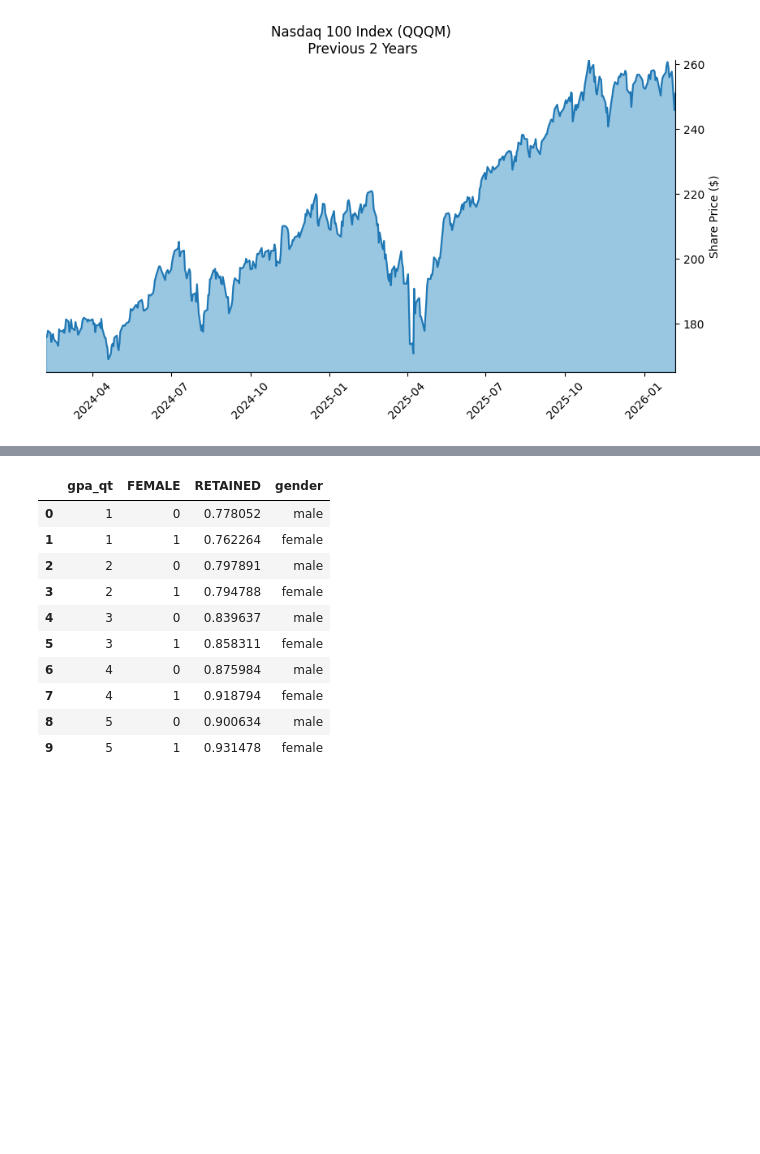
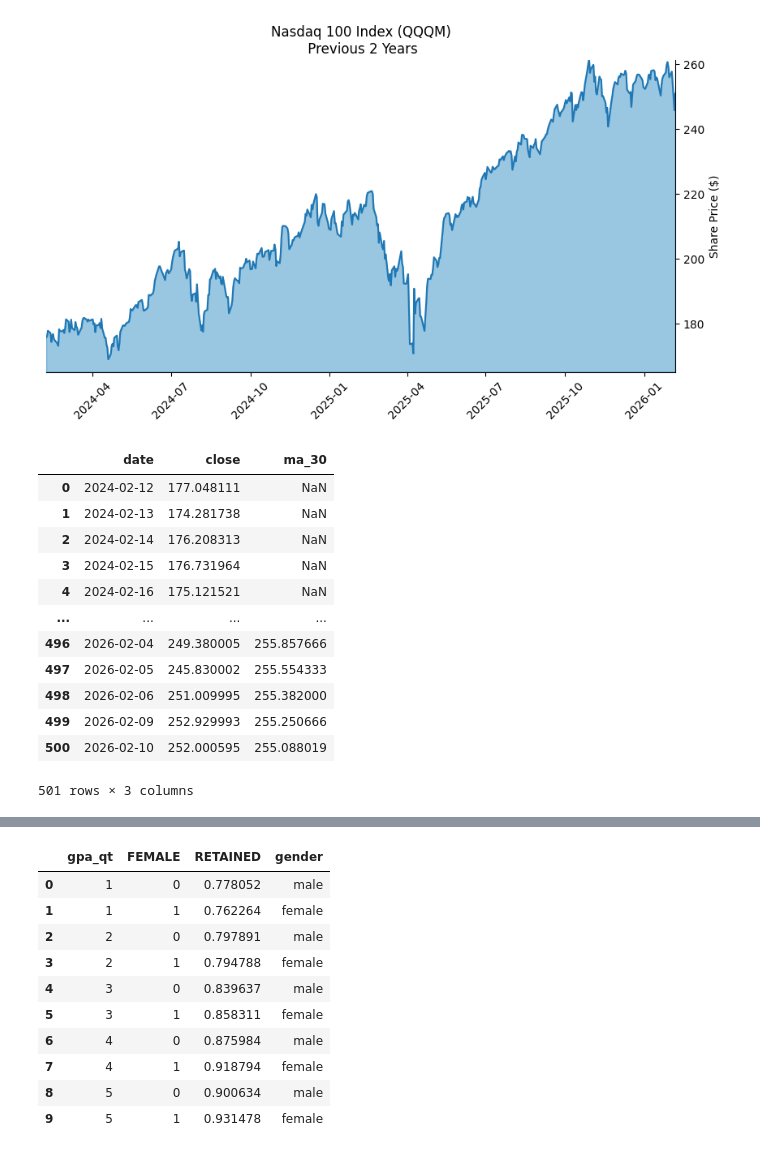
Before and after one commit to nickxscott/INFO658, a Jupyter notebook: notebooks/07_timeseries.ipynb, the cells around one changed output, grey strips where cells are left out. Drawn from its saved outputs; the diff is of its cells as text; code cells hidden in the pictures; blank space fills up the shorter version.

```diff
--- a/notebooks/07_timeseries.ipynb
+++ b/notebooks/07_timeseries.ipynb
@@ -156,3 +157,20 @@ ax.yaxis.set_label_position("right")
 #ax.yaxis.set_ticks_position('both') # Shows ticks on both sides but only labels the right
 # %% [output]
 [figure]
+# %%
+
+df
+# %% [output]
+|  | date | close | ma_30 |
+| 0 | 2024-02-12 | 177.048111 | NaN |
+| 1 | 2024-02-13 | 174.281738 | NaN |
+| 2 | 2024-02-14 | 176.208313 | NaN |
+| 3 | 2024-02-15 | 176.731964 | NaN |
+| 4 | 2024-02-16 | 175.121521 | NaN |
+| ... | ... | ... | ... |
+| 496 | 2026-02-04 | 249.380005 | 255.857666 |
+| 497 | 2026-02-05 | 245.830002 | 255.554333 |
+| 498 | 2026-02-06 | 251.009995 | 255.382000 |
+| 499 | 2026-02-09 | 252.929993 | 255.250666 |
+| 500 | 2026-02-10 | 252.000595 | 255.088019 |
+501 rows × 3 columns
```
Also changed, not shown: parts of 2 cells of this notebook, 1 other file.
